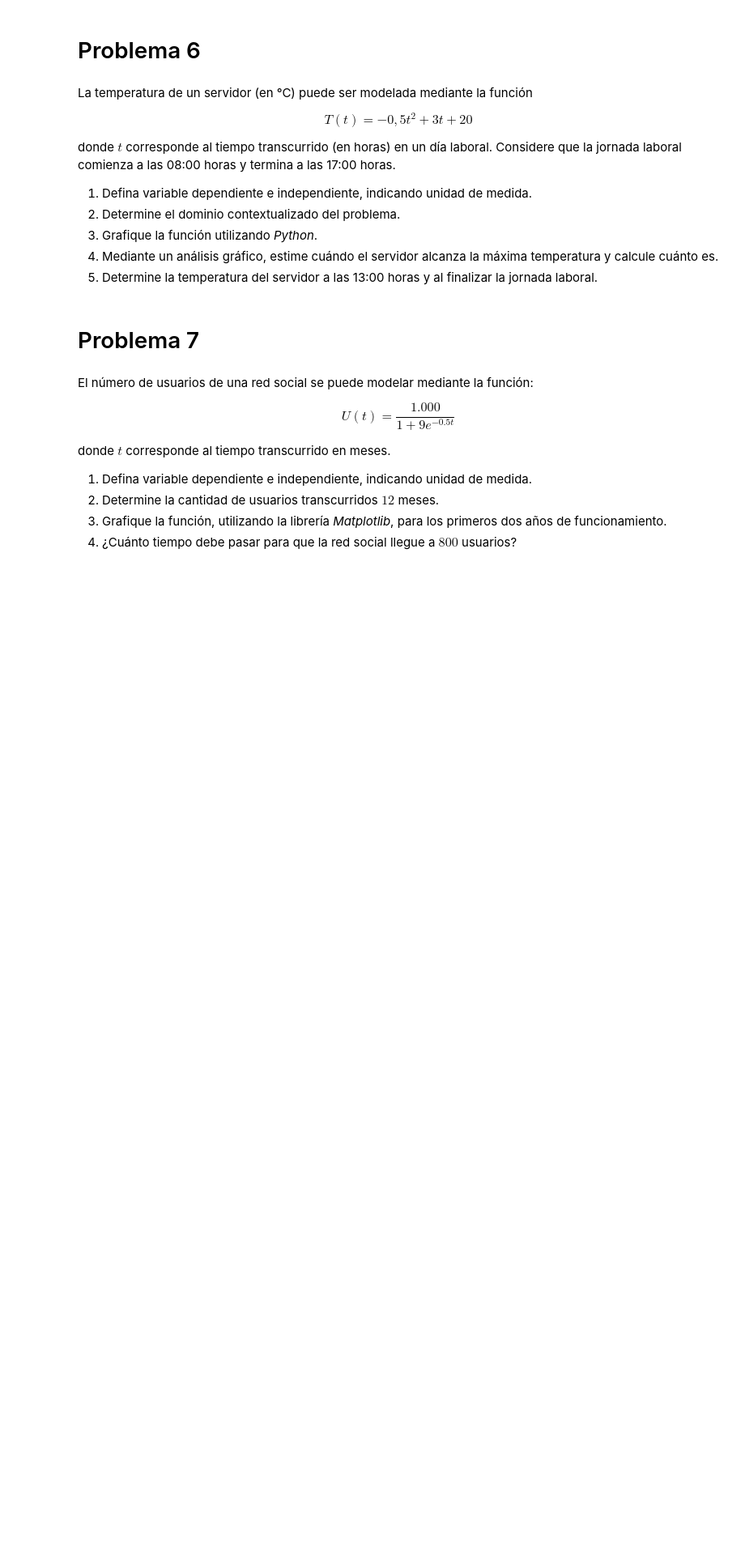
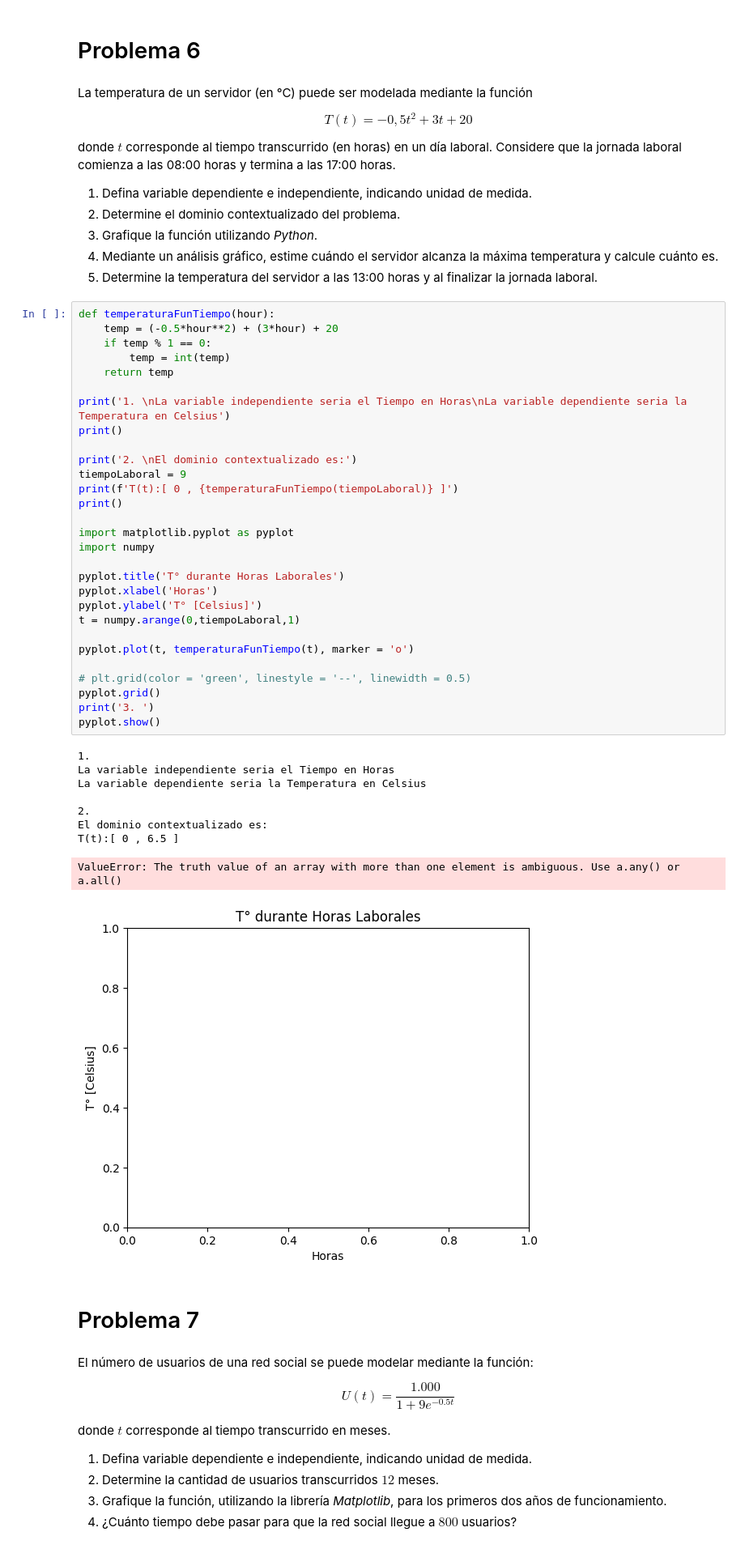
Before and after one commit to Gaboemi-Duoc/Ejercicios-DuocUC, a Jupyter notebook: Semestre 2/Matematicas Aplicadas/G1_Funciones.ipynb, the cells around one changed output. Shown at 81% size. Cells and saved outputs as stored; diff of their text form; blank space fills up the shorter version.

```diff
--- a/Semestre 2/Matematicas Aplicadas/G1_Funciones.ipynb
+++ b/Semestre 2/Matematicas Aplicadas/G1_Funciones.ipynb
@@ -118,6 +243,45 @@ donde $t$ corresponde al tiempo transcurrido (en horas) en un día laboral. Cons
 3.  Grafique la función utilizando *Python*.
 4.  Mediante un análisis gráfico, estime cuándo el servidor alcanza la máxima temperatura y calcule cuánto es.
 5.  Determine la temperatura del servidor a las 13:00 horas y al finalizar la jornada laboral.
+# %%
+def temperaturaFunTiempo(hour):
+    temp = (-0.5*hour**2) + (3*hour) + 20
+    if temp % 1 == 0:
+        temp = int(temp)
+    return temp
+
+print('1. \nLa variable independiente seria el Tiempo en Horas\nLa variable dependiente seria la Temperatura en Celsius')
+print()
+
+print('2. \nEl dominio contextualizado es:')
+tiempoLaboral = 9
+print(f'T(t):[ 0 , {temperaturaFunTiempo(tiempoLaboral)} ]')
+print()
+
+import matplotlib.pyplot as pyplot
+import numpy
+
+pyplot.title('T° durante Horas Laborales')
+pyplot.xlabel('Horas')
+pyplot.ylabel('T° [Celsius]')
+t = numpy.arange(0,tiempoLaboral,1)
+
+pyplot.plot(t, temperaturaFunTiempo(t), marker = 'o')
+
+# plt.grid(color = 'green', linestyle = '--', linewidth = 0.5)
+pyplot.grid()
+print('3. ')
+pyplot.show()
+# %% [output]
+1.
+La variable independiente seria el Tiempo en Horas
+La variable dependiente seria la Temperatura en Celsius
+
+2.
+El dominio contextualizado es:
+T(t):[ 0 , 6.5 ]
+ValueError: The truth value of an array with more than one element is ambiguous. Use a.any() or a.all()
+[figure, added]
 # %% [markdown]
 # Problema 7
 # %% [markdown]
```
Also changed, not shown: parts of 5 cells of this notebook, 6 other files.
